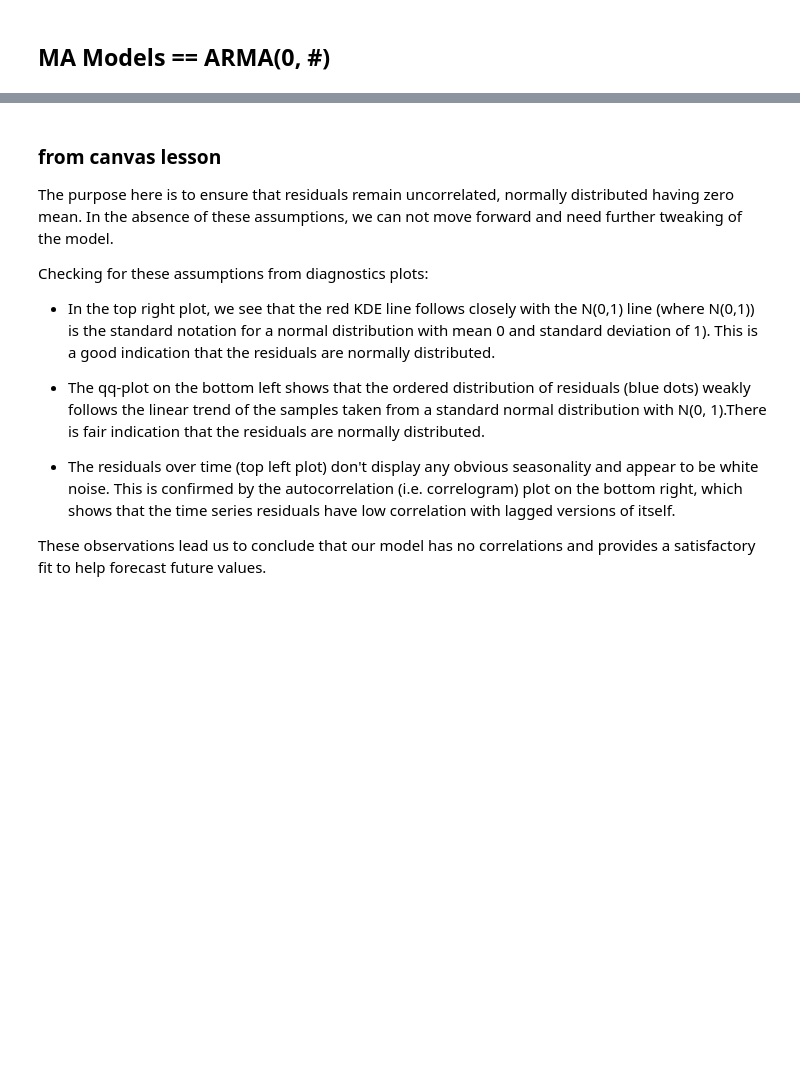
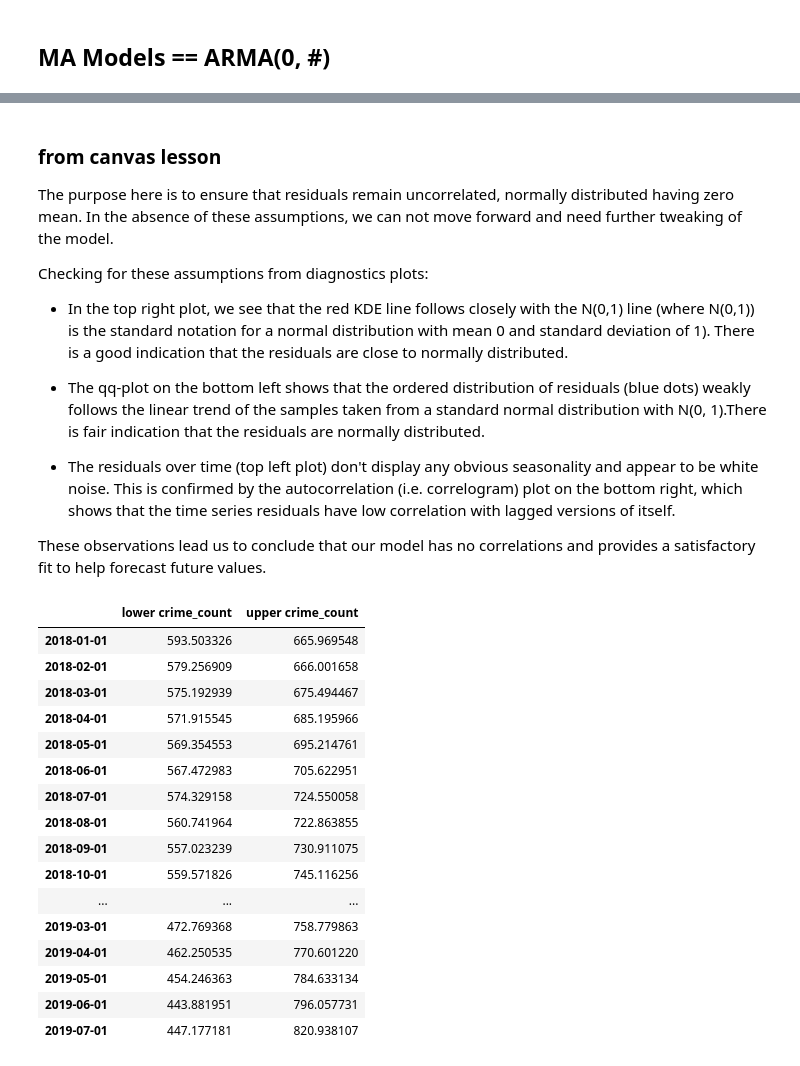
Before and after one commit to sidneykung/LA_crime_forecasting, a Jupyter notebook: model_lhamu.ipynb, the cells around one changed output, grey strips where cells are left out. Drawn from its saved outputs; the diff is of its cells as text; code cells hidden in the pictures; blank space fills up the shorter version.

```diff
--- a/model_lhamu.ipynb
+++ b/model_lhamu.ipynb
@@ -779,7 +861,7 @@ The purpose here is to ensure that residuals remain uncorrelated, normally distr
 
 Checking for these assumptions from diagnostics plots:
 
-* In the top right plot, we see that the red KDE line follows closely with the N(0,1) line (where N(0,1)) is the standard notation for a normal distribution with mean 0 and standard deviation of 1). This is a good indication that the residuals are normally distributed.
+* In the top right plot, we see that the red KDE line follows closely with the N(0,1) line (where N(0,1)) is the standard notation for a normal distribution with mean 0 and standard deviation of 1). There is a good indication that the residuals are close to normally distributed.
 
 * The qq-plot on the bottom left shows that the ordered distribution of residuals (blue dots) weakly follows the linear trend of the samples taken from a standard normal distribution with N(0, 1).There is fair indication that the residuals are normally distributed.
 
@@ -788,8 +870,28 @@ Checking for these assumptions from diagnostics plots:
 These observations lead us to conclude that our model has no correlations and provides a satisfactory fit to help forecast future values.
 # %%
 # Get predictions starting from 01-01-1998 and calculate confidence intervals
-pred = output.get_prediction(start=pd.to_datetime('2017-01-01'), dynamic=False)
+pred = output.get_prediction(start='2018-01-01', end='2019-06-30',dynamic=False)
+# start='2018-01-01', end='2019-06-30'
 pred_conf = pred.conf_int()
+pred_conf
+# %% [output]
+|  | lower crime_count | upper crime_count |
+| 2018-01-01 | 593.503326 | 665.969548 |
+| 2018-02-01 | 579.256909 | 666.001658 |
+| 2018-03-01 | 575.192939 | 675.494467 |
+| 2018-04-01 | 571.915545 | 685.195966 |
+| 2018-05-01 | 569.354553 | 695.214761 |
+| 2018-06-01 | 567.472983 | 705.622951 |
+| 2018-07-01 | 574.329158 | 724.550058 |
+| 2018-08-01 | 560.741964 | 722.863855 |
+| 2018-09-01 | 557.023239 | 730.911075 |
+| 2018-10-01 | 559.571826 | 745.116256 |
+| ... | ... | ... |
+| 2019-03-01 | 472.769368 | 758.779863 |
+| 2019-04-01 | 462.250535 | 770.601220 |
+| 2019-05-01 | 454.246363 | 784.633134 |
+| 2019-06-01 | 443.881951 | 796.057731 |
+| 2019-07-01 | 447.177181 | 820.938107 |
 # %%
 # Plot real vs predicted values along with confidence interval
 
```
Also changed, not shown: parts of 49 cells of this notebook, 6 other files.
